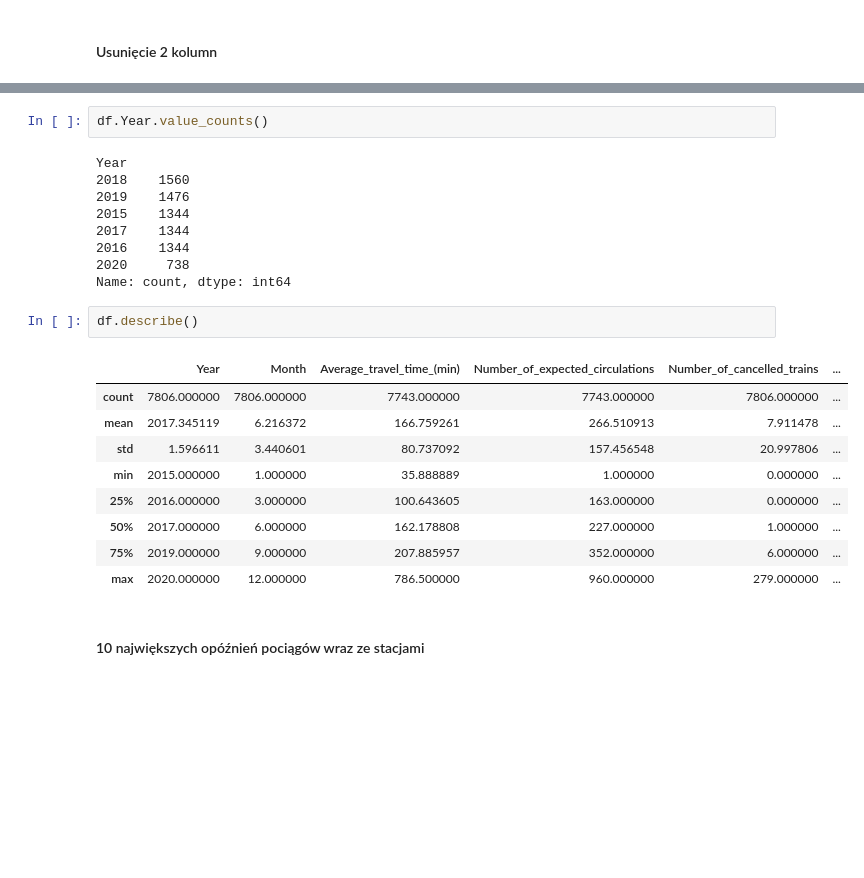
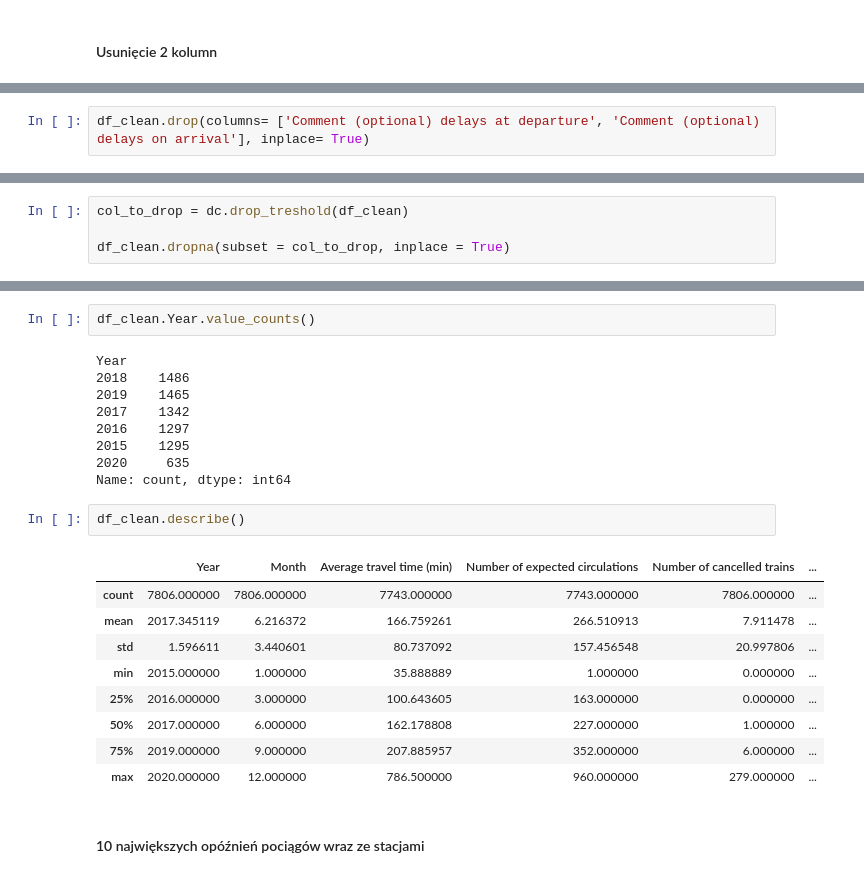
Before and after one commit to infoshareacademy/grupa_BKMMZ, a Jupyter notebook: Python/trains_notebook.ipynb, the cells around one changed output, grey strips where cells are left out. Cells and saved outputs as stored; diff of their text form; blank space fills up the shorter version.

```diff
--- a/Python/trains_notebook.ipynb
+++ b/Python/trains_notebook.ipynb
@@ -93,0 +43,2 @@ Comment_(optional)_delays_at_departure
+# %%
+df_clean.drop(columns= ['Comment (optional) delays at departure', 'Comment (optional) delays on arrival'], inplace= True)
@@ -93,0 +67,4 @@ Comment_(optional)_delays_at_departure
+# %%
+col_to_drop = dc.drop_treshold(df_clean)
+
+df_clean.dropna(subset = col_to_drop, inplace = True)
@@ -94,18 +91,18 @@ Comment_(optional)_delays_at_departure
 # %%
-df.Year.value_counts()
+df_clean.Year.value_counts()
 # %% [output]
 Year
-2018    1560
-2019    1476
-2015    1344
-2017    1344
-2016    1344
-2020     738
+2018    1486
+2019    1465
+2017    1342
+2016    1297
+2015    1295
+2020     635
 Name: count, dtype: int64
 # %%
-df.describe()
+df_clean.describe()
 # %% [output]
-|  | Year | Month | Average_travel_time_(min) | Number_of_expected_circulations | Number_of_cancelled_trains | ... |
+|  | Year | Month | Average travel time (min) | Number of expected circulations | Number of cancelled trains | ... |
 | count | 7806.000000 | 7806.000000 | 7743.000000 | 7743.000000 | 7806.000000 | ... |
 | mean | 2017.345119 | 6.216372 | 166.759261 | 266.510913 | 7.911478 | ... |
 | std | 1.596611 | 3.440601 | 80.737092 | 157.456548 | 20.997806 | ... |
```
Also changed, not shown: parts of 39 cells of this notebook, 1 other file.
